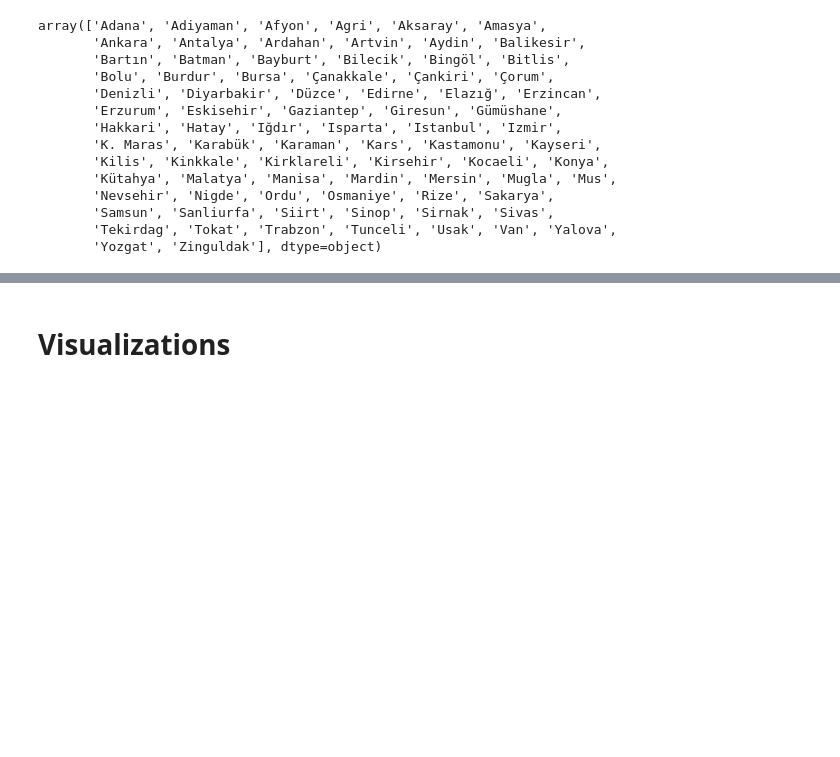
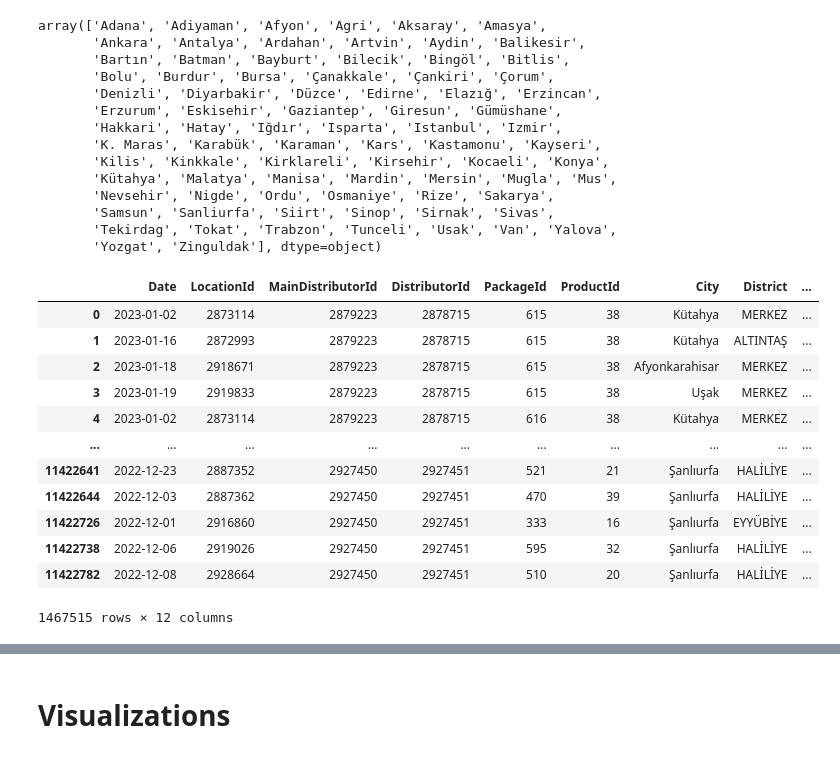
Before and after one commit to ayigitdogan/PharmaProject, a Jupyter notebook: geo.ipynb, the cells around one changed output, grey strips where cells are left out. Saved outputs shown, nothing was run; the diff lists cells and outputs as text; code cells hidden in the pictures; blank space fills up the shorter version.

```diff
--- a/geo.ipynb
+++ b/geo.ipynb
@@ -89,6 +89,25 @@ cities = cities.replace({"NAME_1": cities_mapping})
 cities = cities.rename(columns={'NAME_1': 'City'})
 # %%
 sales["PromoRatio"] = sales.FreeQty/(sales.PaidQty+sales.FreeQty)
+# %%
+# Filter out the unpromoted sales
+
+sales = sales[sales["FreeQty"] != 0]
+sales
+# %% [output]
+|  | Date | LocationId | MainDistributorId | DistributorId | PackageId | ProductId | City | District | ... |
+| 0 | 2023-01-02 | 2873114 | 2879223 | 2878715 | 615 | 38 | Kütahya | MERKEZ | ... |
+| 1 | 2023-01-16 | 2872993 | 2879223 | 2878715 | 615 | 38 | Kütahya | ALTINTAŞ | ... |
+| 2 | 2023-01-18 | 2918671 | 2879223 | 2878715 | 615 | 38 | Afyonkarahisar | MERKEZ | ... |
+| 3 | 2023-01-19 | 2919833 | 2879223 | 2878715 | 615 | 38 | Uşak | MERKEZ | ... |
+| 4 | 2023-01-02 | 2873114 | 2879223 | 2878715 | 616 | 38 | Kütahya | MERKEZ | ... |
+| ... | ... | ... | ... | ... | ... | ... | ... | ... | ... |
+| 11422641 | 2022-12-23 | 2887352 | 2927450 | 2927451 | 521 | 21 | Şanlıurfa | HALİLİYE | ... |
+| 11422644 | 2022-12-03 | 2887362 | 2927450 | 2927451 | 470 | 39 | Şanlıurfa | HALİLİYE | ... |
+| 11422726 | 2022-12-01 | 2916860 | 2927450 | 2927451 | 333 | 16 | Şanlıurfa | EYYÜBİYE | ... |
+| 11422738 | 2022-12-06 | 2919026 | 2927450 | 2927451 | 595 | 32 | Şanlıurfa | HALİLİYE | ... |
+| 11422782 | 2022-12-08 | 2928664 | 2927450 | 2927451 | 510 | 20 | Şanlıurfa | HALİLİYE | ... |
+1467515 rows × 12 columns
 # %%
 sales_groupby_city = sales[["City", "PaidQty", "FreeQty", "PromoRatio"]].groupby(['City']).mean()
 sales_groupby_city.head()
```
Also changed, not shown: parts of 3 cells of this notebook.
